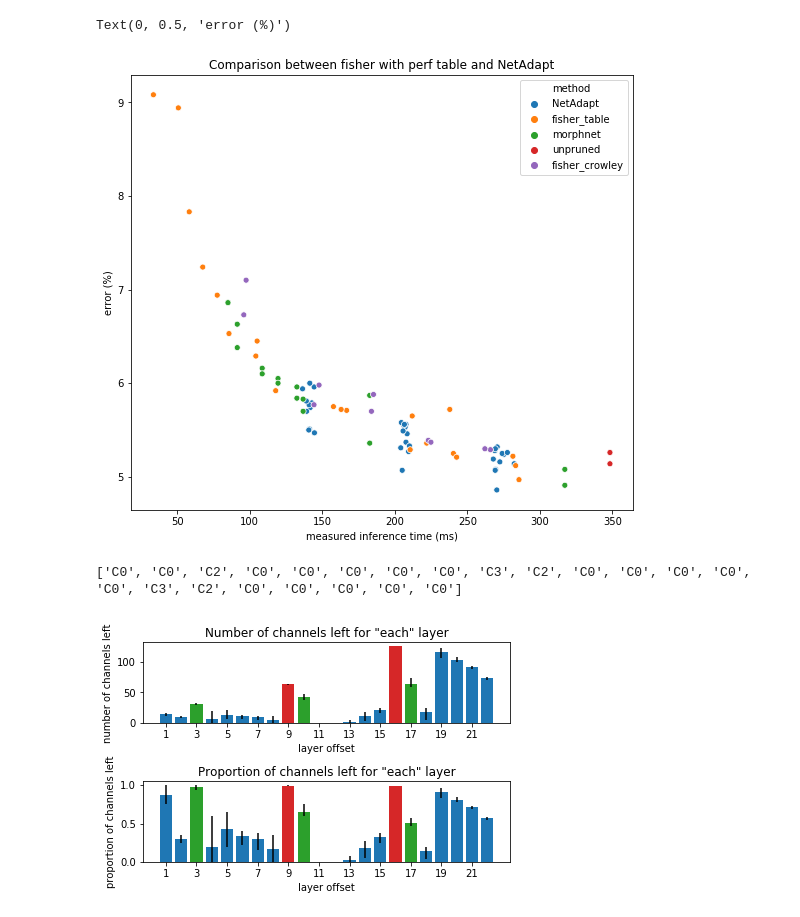
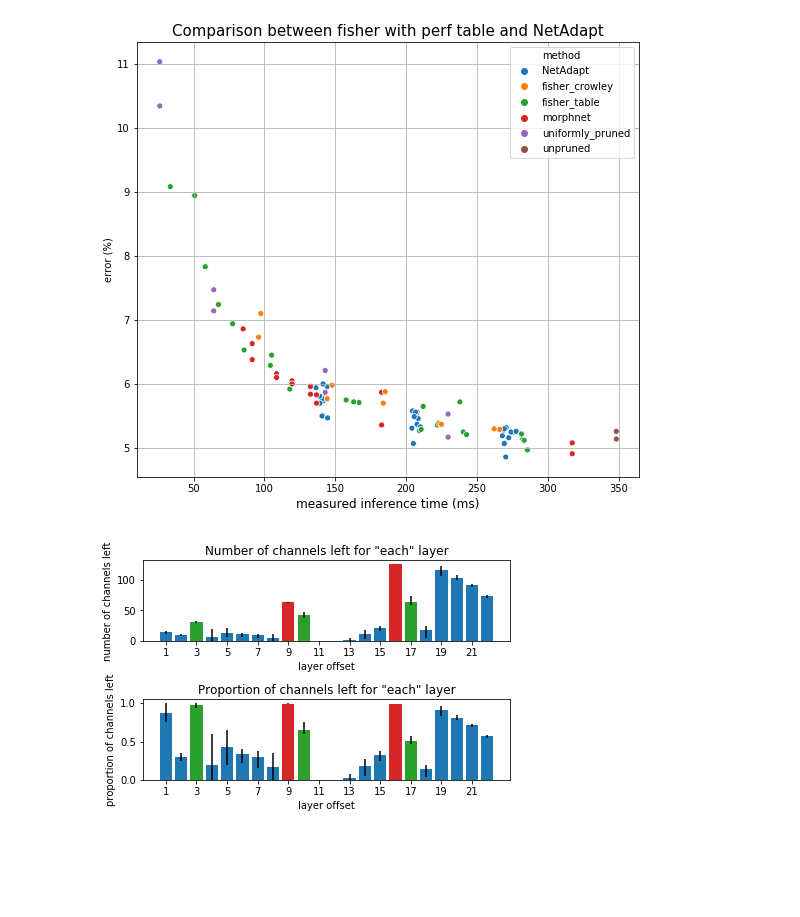
Before and after one commit to NatGr/Master_Thesis, a Jupyter notebook: NetAdapt/visualize.ipynb, the cells around one changed output. Drawn from its saved outputs; the diff is of its cells as text; code cells hidden in the pictures; blank space fills up the shorter version.

```diff
--- a/NetAdapt/visualize.ipynb
+++ b/NetAdapt/visualize.ipynb
@@ -14,9 +12,9 @@ TO_PLOT = 'NetAdapt_variations'
 # %%
-results = pd.read_csv('NetAdapt_variations.csv')
+results = pd.read_csv('pruning_methods.csv')
 results['table_time'] = results['table_time'] * 1000
 results['measured_time'] = results['measured_time'] * 1000
-results_NA['method'] = results.method.astype('category')
-results_NA['group'] = results.group.astype('category')
+results['method'] = results.method.astype('category')
+results['group'] = results.group.astype('category')
 
 results.head()
 # %% [output]
@@ -115,13 +116,13 @@ if False:
 # %%
 fig, ax = plt.subplots(1, figsize=(9, 8))
 sns.scatterplot(x="measured_time", y="retrain_scratch", data=results, hue='method',
                 legend='brief', ax=ax)
-ax.set_title('Comparison between fisher with perf table and NetAdapt')
-ax.set_xlabel('measured inference time (ms)')
-ax.set_ylabel('error (%)')
+ax.set_title('Comparison between fisher with perf table and NetAdapt', fontsize=15)
+ax.set_xlabel('measured inference time (ms)', fontsize=12)
+ax.set_ylabel('error (%)', fontsize=12)
+ax.grid(True)
 # %% [output]
-Text(0, 0.5, 'error (%)')
-[figure, old version]
+[figure, new version]
 # %%
 def plot_channels_left(files_names, net='res-40-2', save_name=None):
     """
@@ -197,7 +198,6 @@ files_names = ['res-40-2-table_fisher-pf=0.8-750ch', 'res-40-2-table_fisher-pf=0
 files_names = [os.path.join('nbr_channels', file_name) + '.pickle' for file_name in files_names]
 plot_channels_left(files_names, net='res-40-2', save_name=None)
 # %% [output]
-['C0', 'C0', 'C2', 'C0', 'C0', 'C0', 'C0', 'C0', 'C3', 'C2', 'C0', 'C0', 'C0', 'C0', 'C0', 'C3', 'C2', 'C0', 'C0', 'C0', 'C0', 'C0']
 [figure]
 # %%
 files_names = ['res-40-2-fisher_pruned-pf=0.6-dr=0.98-allow_small-init_red_fact=30',
```
Also changed, not shown: parts of 5 cells of this notebook, 1 other file.
